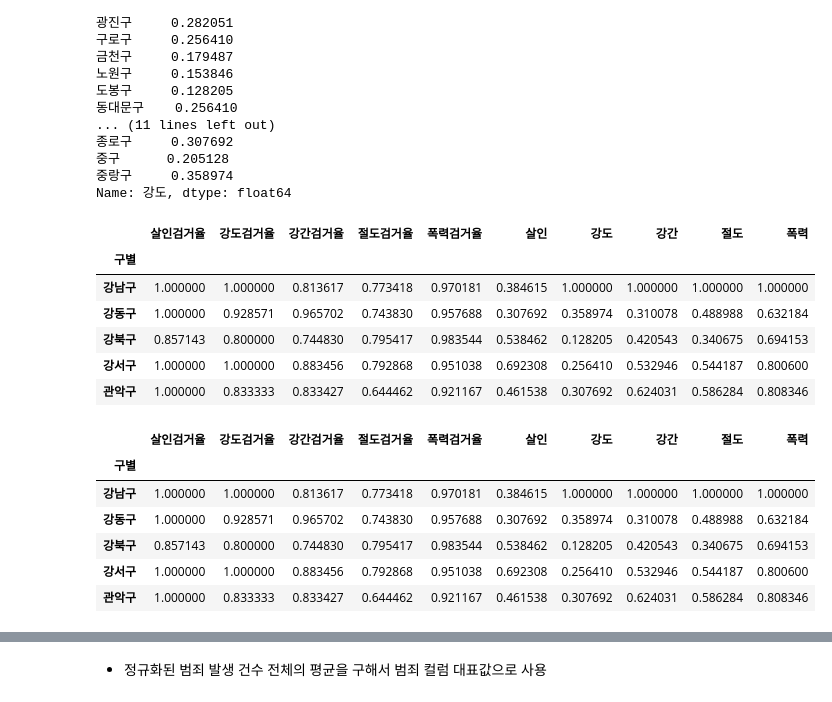
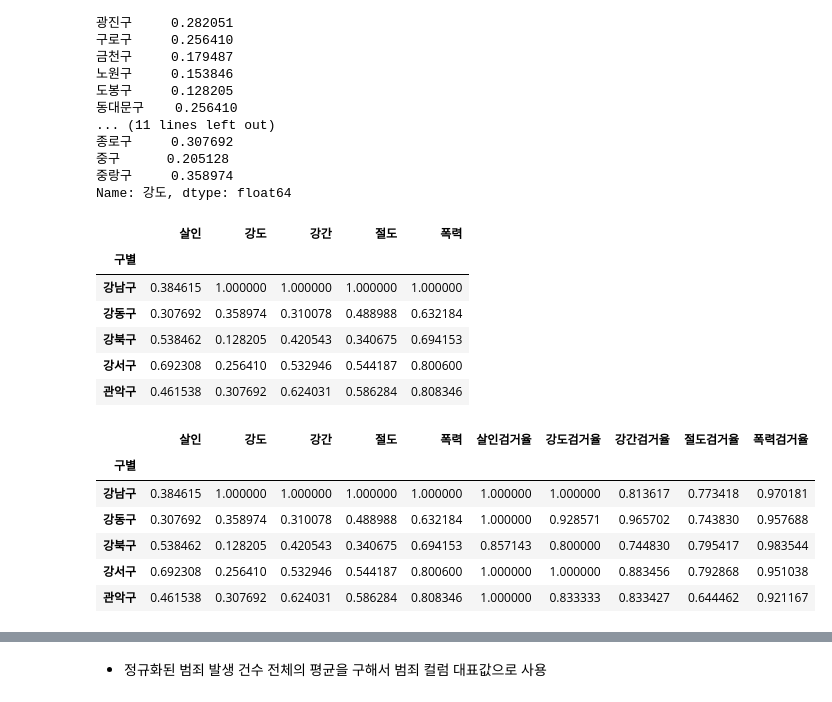
Before and after one commit to instar94/ml_tutorial, a Jupyter notebook: 04.EDA/ds_study/code/02.Seoul_Crime/02.Seoul_Crime.ipynb, the cells around one changed output, grey strips where cells are left out. Saved outputs shown, nothing was run; the diff lists cells and outputs as text; code cells hidden in the pictures.

```diff
--- a/04.EDA/ds_study/code/02.Seoul_Crime/02.Seoul_Crime.ipynb
+++ b/04.EDA/ds_study/code/02.Seoul_Crime/02.Seoul_Crime.ipynb
@@ -743,29 +744,29 @@ crime_anal_gu["강도"] / crime_anal_gu["강도"].max()
 Name: 강도, dtype: float64
 # %%
 col  = ["살인","강도","강간","절도","폭력"]
-crime_anal_norm[col] = crime_anal_gu[col]/crime_anal_gu[col].max()
+crime_anal_norm=crime_anal_norm[col] = crime_anal_gu[col]/crime_anal_gu[col].max()
 crime_anal_norm.head()
 # %% [output]
-|  | 살인검거율 | 강도검거율 | 강간검거율 | 절도검거율 | 폭력검거율 | 살인 | 강도 | 강간 | 절도 | 폭력 |
-| 구별 |  |  |  |  |  |  |  |  |  |  |
-| 강남구 | 1.000000 | 1.000000 | 0.813617 | 0.773418 | 0.970181 | 0.384615 | 1.000000 | 1.000000 | 1.000000 | 1.000000 |
-| 강동구 | 1.000000 | 0.928571 | 0.965702 | 0.743830 | 0.957688 | 0.307692 | 0.358974 | 0.310078 | 0.488988 | 0.632184 |
-| 강북구 | 0.857143 | 0.800000 | 0.744830 | 0.795417 | 0.983544 | 0.538462 | 0.128205 | 0.420543 | 0.340675 | 0.694153 |
-| 강서구 | 1.000000 | 1.000000 | 0.883456 | 0.792868 | 0.951038 | 0.692308 | 0.256410 | 0.532946 | 0.544187 | 0.800600 |
-| 관악구 | 1.000000 | 0.833333 | 0.833427 | 0.644462 | 0.921167 | 0.461538 | 0.307692 | 0.624031 | 0.586284 | 0.808346 |
+|  | 살인 | 강도 | 강간 | 절도 | 폭력 |
+| 구별 |  |  |  |  |  |
+| 강남구 | 0.384615 | 1.000000 | 1.000000 | 1.000000 | 1.000000 |
+| 강동구 | 0.307692 | 0.358974 | 0.310078 | 0.488988 | 0.632184 |
+| 강북구 | 0.538462 | 0.128205 | 0.420543 | 0.340675 | 0.694153 |
+| 강서구 | 0.692308 | 0.256410 | 0.532946 | 0.544187 | 0.800600 |
+| 관악구 | 0.461538 | 0.307692 | 0.624031 | 0.586284 | 0.808346 |
 # %%
 ### 검거율 데이터 추가
 col2  = ["살인검거율","강도검거율","강간검거율","절도검거율","폭력검거율"]
 crime_anal_norm[col2] = crime_anal_gu[col2]/crime_anal_gu[col2].max()
 crime_anal_norm.head()
 # %% [output]
-|  | 살인검거율 | 강도검거율 | 강간검거율 | 절도검거율 | 폭력검거율 | 살인 | 강도 | 강간 | 절도 | 폭력 |
+|  | 살인 | 강도 | 강간 | 절도 | 폭력 | 살인검거율 | 강도검거율 | 강간검거율 | 절도검거율 | 폭력검거율 |
 | 구별 |  |  |  |  |  |  |  |  |  |  |
-| 강남구 | 1.000000 | 1.000000 | 0.813617 | 0.773418 | 0.970181 | 0.384615 | 1.000000 | 1.000000 | 1.000000 | 1.000000 |
-| 강동구 | 1.000000 | 0.928571 | 0.965702 | 0.743830 | 0.957688 | 0.307692 | 0.358974 | 0.310078 | 0.488988 | 0.632184 |
-| 강북구 | 0.857143 | 0.800000 | 0.744830 | 0.795417 | 0.983544 | 0.538462 | 0.128205 | 0.420543 | 0.340675 | 0.694153 |
-| 강서구 | 1.000000 | 1.000000 | 0.883456 | 0.792868 | 0.951038 | 0.692308 | 0.256410 | 0.532946 | 0.544187 | 0.800600 |
-| 관악구 | 1.000000 | 0.833333 | 0.833427 | 0.644462 | 0.921167 | 0.461538 | 0.307692 | 0.624031 | 0.586284 | 0.808346 |
+| 강남구 | 0.384615 | 1.000000 | 1.000000 | 1.000000 | 1.000000 | 1.000000 | 1.000000 | 0.813617 | 0.773418 | 0.970181 |
+| 강동구 | 0.307692 | 0.358974 | 0.310078 | 0.488988 | 0.632184 | 1.000000 | 0.928571 | 0.965702 | 0.743830 | 0.957688 |
+| 강북구 | 0.538462 | 0.128205 | 0.420543 | 0.340675 | 0.694153 | 0.857143 | 0.800000 | 0.744830 | 0.795417 | 0.983544 |
+| 강서구 | 0.692308 | 0.256410 | 0.532946 | 0.544187 | 0.800600 | 1.000000 | 1.000000 | 0.883456 | 0.792868 | 0.951038 |
+| 관악구 | 0.461538 | 0.307692 | 0.624031 | 0.586284 | 0.808346 | 1.000000 | 0.833333 | 0.833427 | 0.644462 | 0.921167 |
 # %%
 ### 구별 CCTV 자료의 인구수와 CCTV수 추가
 result_CCTV = pd.read_csv("../../data/01.Seoul_CCTV/01.result.csv" ,index_col="구별", encoding="utf-8")
```
Also changed, not shown: parts of 58 cells of this notebook.
